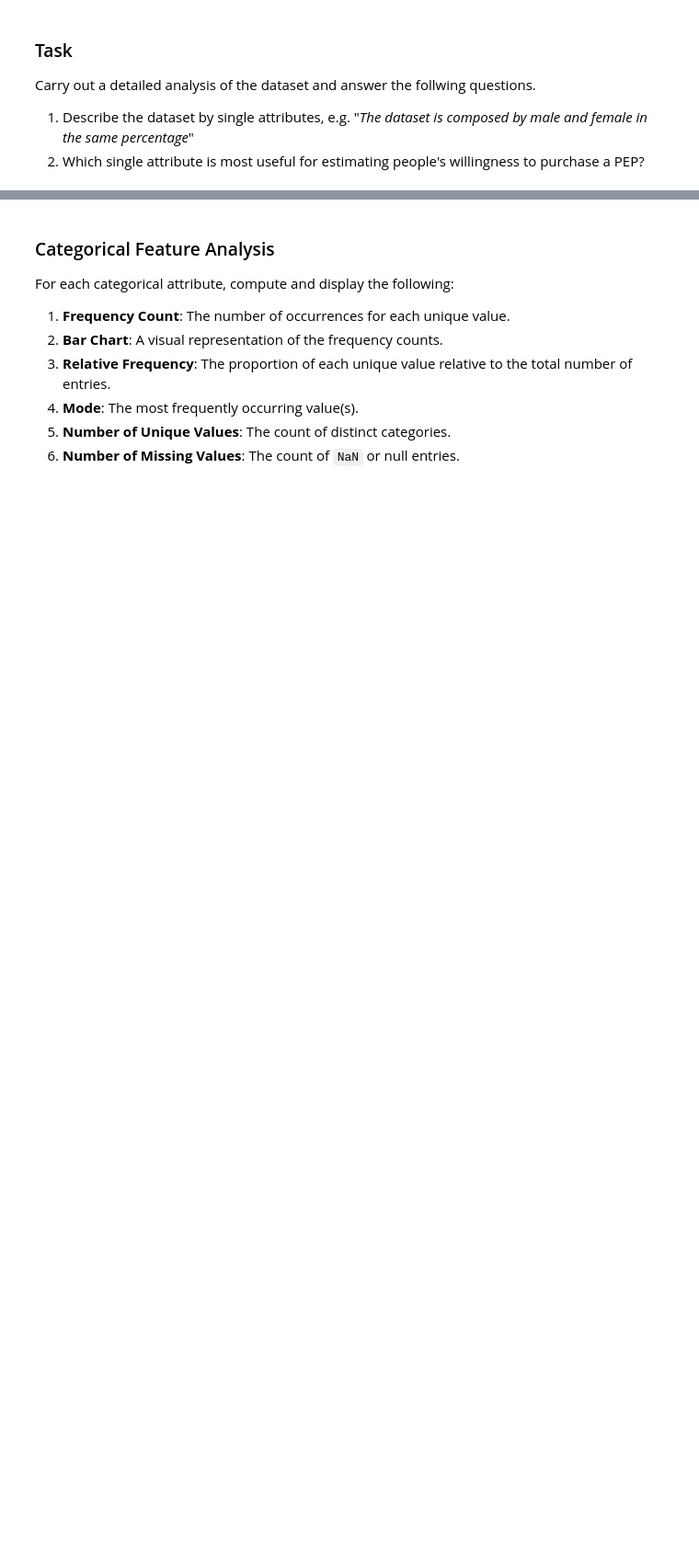
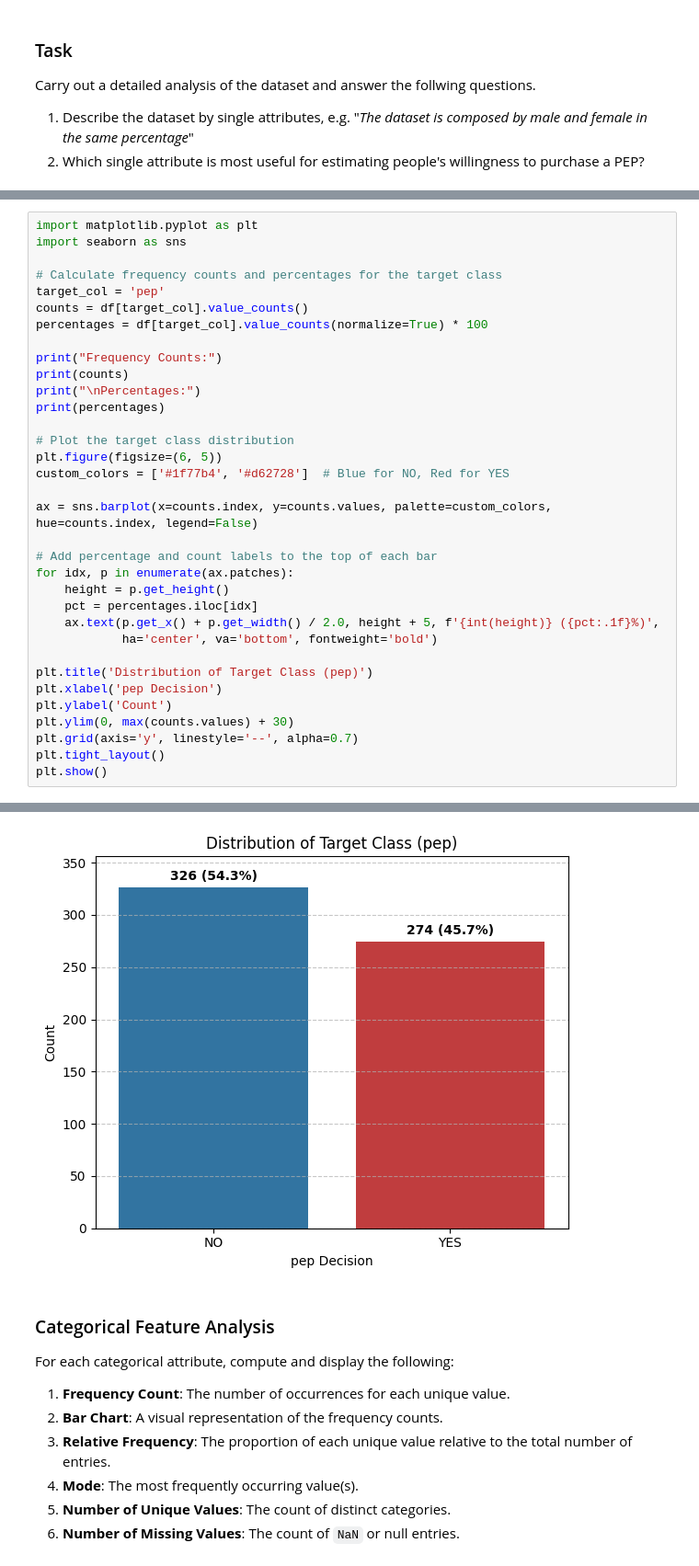
Before and after one commit to matteogolfarelli/DataCentricAI, a Jupyter notebook: Data Understanding/Statistical_Summary - Univariate.ipynb, the cells around one changed output, grey strips where cells are left out. Shown at 92% size. Drawn from its saved outputs; the diff is of its cells as text; blank space fills up the shorter version.

```diff
--- a/Data Understanding/Statistical_Summary - Univariate.ipynb
+++ b/Data Understanding/Statistical_Summary - Univariate.ipynb
@@ -60,0 +63,35 @@ Carry out a detailed analysis of the dataset and answer the follwing questions.
+# %%
+import matplotlib.pyplot as plt
+import seaborn as sns
+
+# Calculate frequency counts and percentages for the target class
+target_col = 'pep'
+counts = df[target_col].value_counts()
+percentages = df[target_col].value_counts(normalize=True) * 100
+
+print("Frequency Counts:")
+print(counts)
+print("\nPercentages:")
+print(percentages)
+
+# Plot the target class distribution
+plt.figure(figsize=(6, 5))
+custom_colors = ['#1f77b4', '#d62728']  # Blue for NO, Red for YES
+
+ax = sns.barplot(x=counts.index, y=counts.values, palette=custom_colors, hue=counts.index, legend=False)
+
+# Add percentage and count labels to the top of each bar
+for idx, p in enumerate(ax.patches):
+    height = p.get_height()
+    pct = percentages.iloc[idx]
+    ax.text(p.get_x() + p.get_width() / 2.0, height + 5, f'{int(height)} ({pct:.1f}%)',
+            ha='center', va='bottom', fontweight='bold')
+
+plt.title('Distribution of Target Class (pep)')
+plt.xlabel('pep Decision')
+plt.ylabel('Count')
+plt.ylim(0, max(counts.values) + 30)
+plt.grid(axis='y', linestyle='--', alpha=0.7)
+plt.tight_layout()
+plt.show()
+# %% [output]
@@ -61,3 +109,4 @@ Carry out a detailed analysis of the dataset and answer the follwing questions.
+[figure, added]
 # %% [markdown]
 ### Categorical Feature Analysis
 
```
Also changed, not shown: parts of 2 cells of this notebook.
